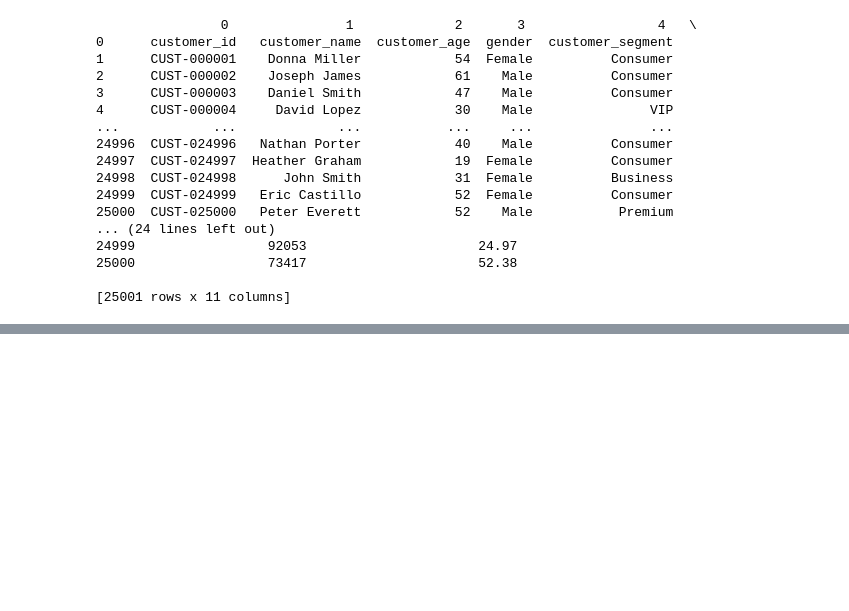
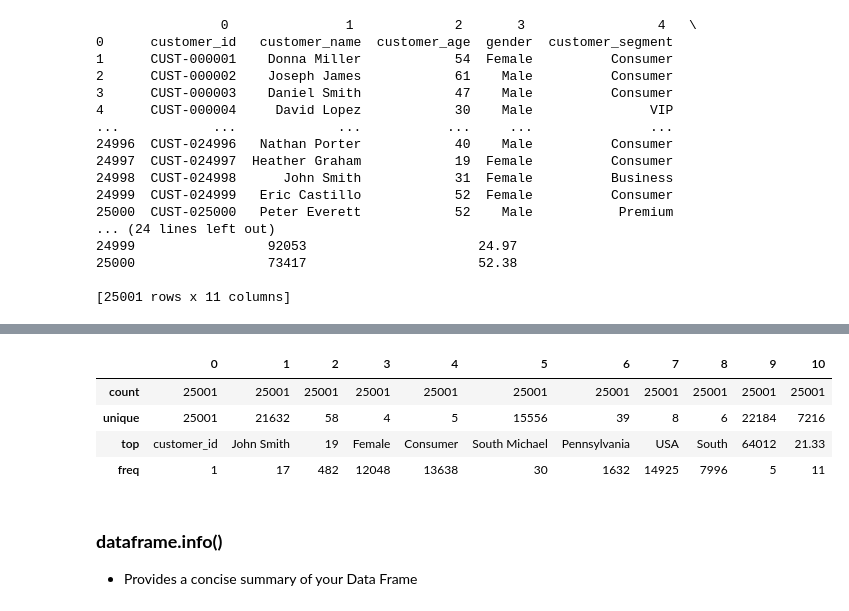
Before and after one commit to kevinph4n/Python-Learning-DUMP, a Jupyter notebook: 00-Data_Analysis.ipynb, the cells around one changed output, grey strips where cells are left out. Saved outputs shown, nothing was run; the diff lists cells and outputs as text; code cells hidden in the pictures; blank space fills up the shorter version.

```diff
--- a/00-Data_Analysis.ipynb
+++ b/00-Data_Analysis.ipynb
@@ -97,0 +139,14 @@ print(dataframe.tail())
+# %%
+import pandas as pd
+url = r"D:\Programming\archive\customer_master.csv" #to the file path
+dataframe = pd.read_csv(url, header = None)
+dataframe.describe()
+# %% [output]
+|  | 0 | 1 | 2 | 3 | 4 | 5 | 6 | 7 | 8 | 9 | 10 |
+| count | 25001 | 25001 | 25001 | 25001 | 25001 | 25001 | 25001 | 25001 | 25001 | 25001 | 25001 |
+| unique | 25001 | 21632 | 58 | 4 | 5 | 15556 | 39 | 8 | 6 | 22184 | 7216 |
+| top | customer_id | John Smith | 19 | Female | Consumer | South Michael | Pennsylvania | USA | South | 64012 | 21.33 |
+| freq | 1 | 17 | 482 | 12048 | 13638 | 30 | 1632 | 14925 | 7996 | 5 | 11 |
+# %% [markdown]
+### **dataframe.info()**
+- Provides a concise summary of your Data Frame
```
Also changed, not shown: parts of 11 cells of this notebook.
